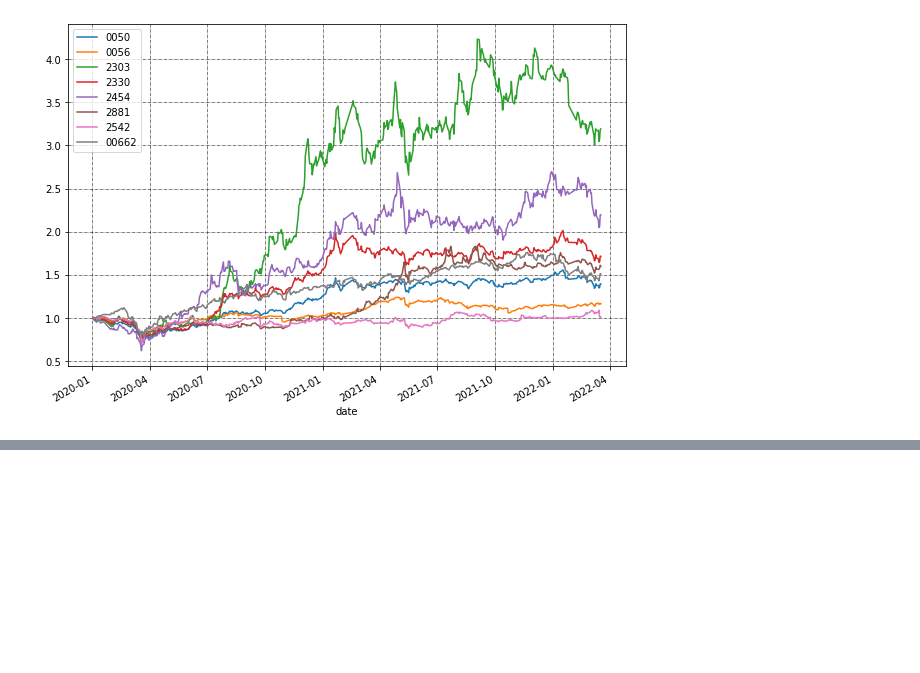
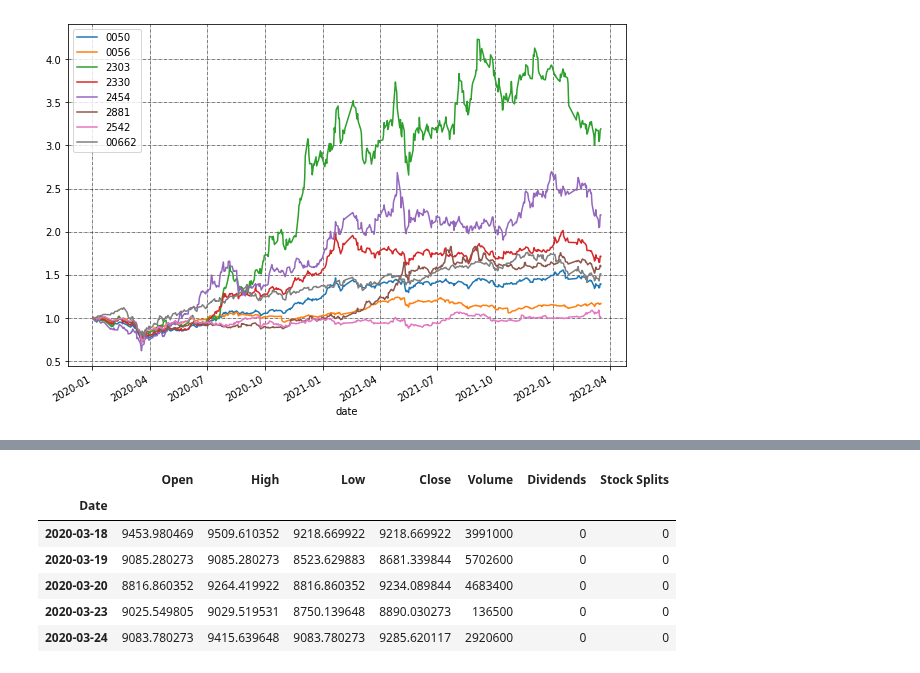
Before and after one commit to tewei0328/teach-visulization, a Jupyter notebook: viz1_datareader_finlab.ipynb, the cells around one changed output, grey strips where cells are left out. Cells and saved outputs as stored; diff of their text form; code cells hidden in the pictures; blank space fills up the shorter version.

```diff
--- a/viz1_datareader_finlab.ipynb
+++ b/viz1_datareader_finlab.ipynb
@@ -112,0 +138,14 @@ plt.show()
+# %%
+stock_name=['^TWII','TSLA','BTC-USD']
+i=0
+stock=yfinance.Ticker(stock_name[i])
+df3=stock.history(period='2y')
+df3.head()
+# %% [output]
+|  | Open | High | Low | Close | Volume | Dividends | Stock Splits |
+| Date |  |  |  |  |  |  |  |
+| 2020-03-18 | 9453.980469 | 9509.610352 | 9218.669922 | 9218.669922 | 3991000 | 0 | 0 |
+| 2020-03-19 | 9085.280273 | 9085.280273 | 8523.629883 | 8681.339844 | 5702600 | 0 | 0 |
+| 2020-03-20 | 8816.860352 | 9264.419922 | 8816.860352 | 9234.089844 | 4683400 | 0 | 0 |
+| 2020-03-23 | 9025.549805 | 9029.519531 | 8750.139648 | 8890.030273 | 136500 | 0 | 0 |
+| 2020-03-24 | 9083.780273 | 9415.639648 | 9083.780273 | 9285.620117 | 2920600 | 0 | 0 |
```
Also changed, not shown: parts of 11 cells of this notebook.
